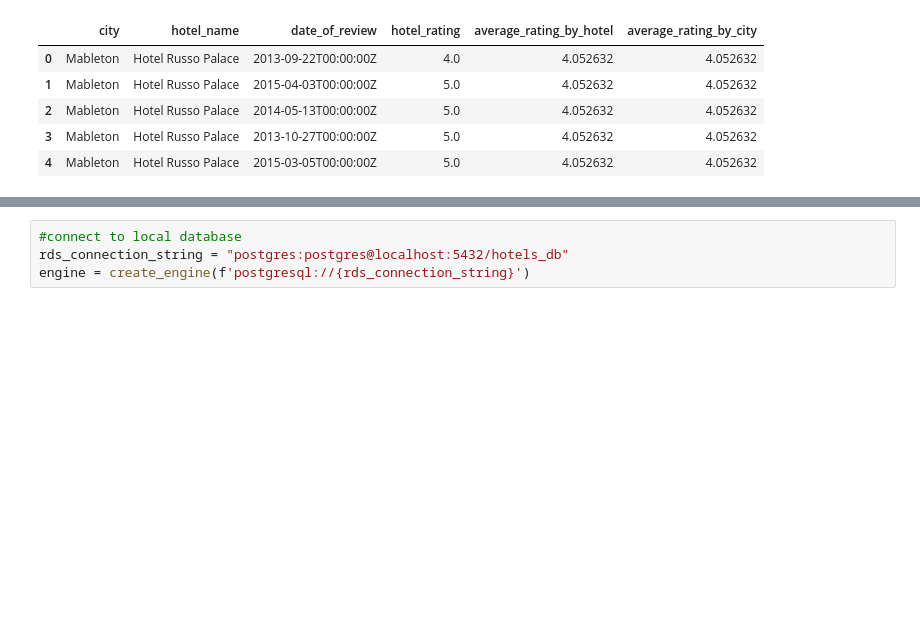
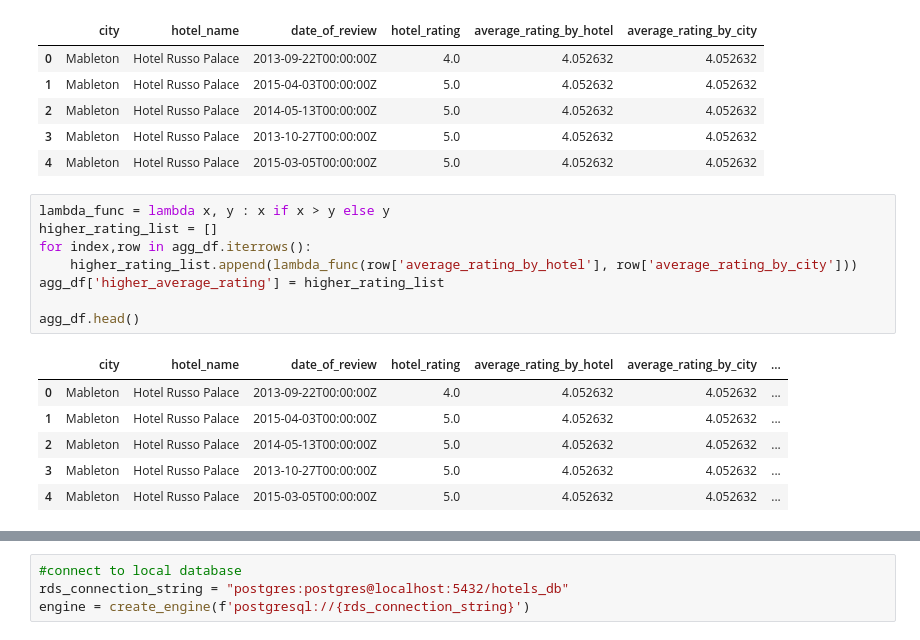
Before and after one commit to aebowden36/hotel-data-etl, a Jupyter notebook: hotel_csv_etl.ipynb, the cells around one changed output, grey strips where cells are left out. Cells and saved outputs as stored; diff of their text form; blank space fills up the shorter version.

Commit message:
lambda functions

```diff
--- a/hotel_csv_etl.ipynb
+++ b/hotel_csv_etl.ipynb
@@ -103,3 +94,18 @@ agg_df.head()
 | 2 | Mableton | Hotel Russo Palace | 2014-05-13T00:00:00Z | 5.0 | 4.052632 | 4.052632 |
 | 3 | Mableton | Hotel Russo Palace | 2013-10-27T00:00:00Z | 5.0 | 4.052632 | 4.052632 |
 | 4 | Mableton | Hotel Russo Palace | 2015-03-05T00:00:00Z | 5.0 | 4.052632 | 4.052632 |
+# %%
+lambda_func = lambda x, y : x if x > y else y
+higher_rating_list = []
+for index,row in agg_df.iterrows():
+    higher_rating_list.append(lambda_func(row['average_rating_by_hotel'], row['average_rating_by_city']))
+agg_df['higher_average_rating'] = higher_rating_list
+
+agg_df.head()
+# %% [output]
+|  | city | hotel_name | date_of_review | hotel_rating | average_rating_by_hotel | average_rating_by_city | ... |
+| 0 | Mableton | Hotel Russo Palace | 2013-09-22T00:00:00Z | 4.0 | 4.052632 | 4.052632 | ... |
+| 1 | Mableton | Hotel Russo Palace | 2015-04-03T00:00:00Z | 5.0 | 4.052632 | 4.052632 | ... |
+| 2 | Mableton | Hotel Russo Palace | 2014-05-13T00:00:00Z | 5.0 | 4.052632 | 4.052632 | ... |
+| 3 | Mableton | Hotel Russo Palace | 2013-10-27T00:00:00Z | 5.0 | 4.052632 | 4.052632 | ... |
+| 4 | Mableton | Hotel Russo Palace | 2015-03-05T00:00:00Z | 5.0 | 4.052632 | 4.052632 | ... |
```
Also changed, not shown: parts of 6 cells of this notebook.
